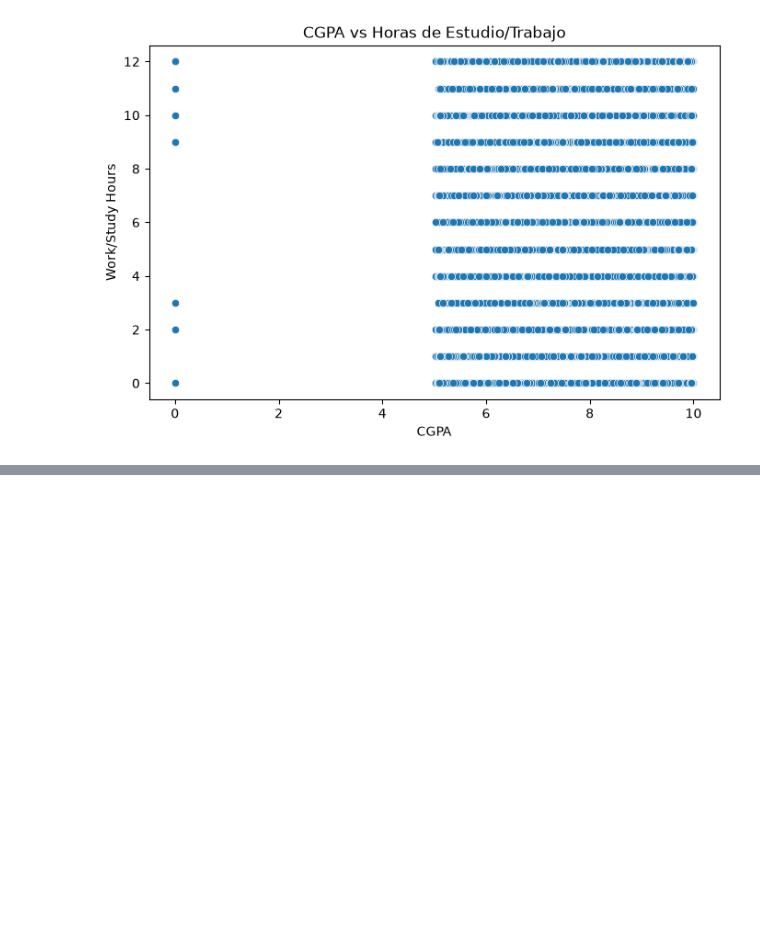
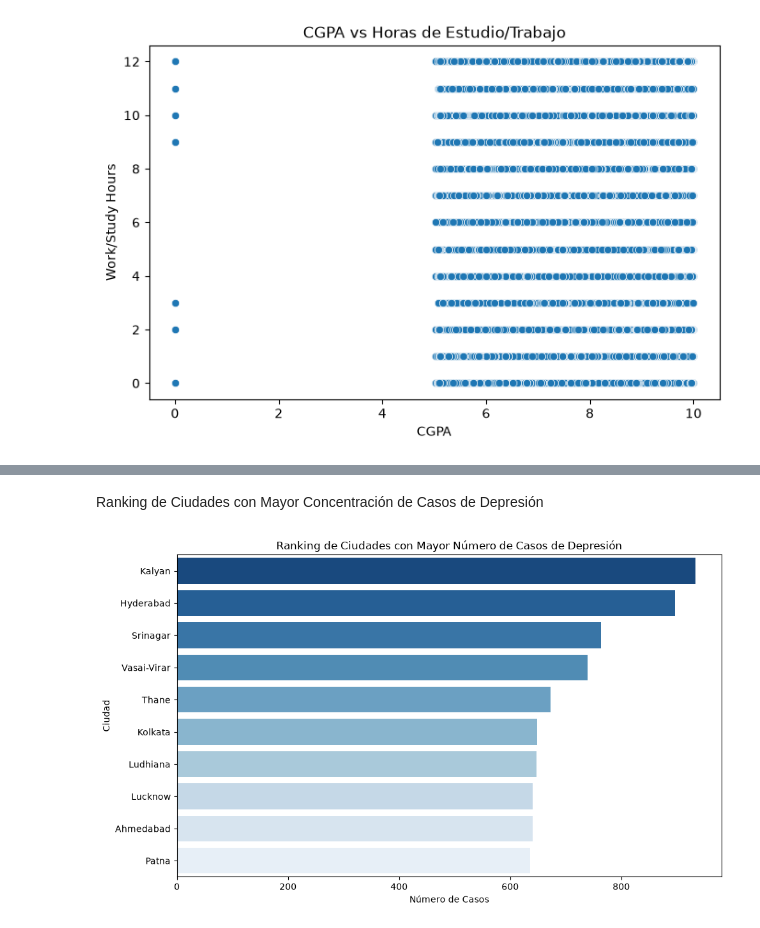
Before and after one commit to Sky-Dc/Clases_Analitica-, a Jupyter notebook: Practica1.ipynb, the cells around one changed output, grey strips where cells are left out. Saved outputs shown, nothing was run; the diff lists cells and outputs as text; code cells hidden in the pictures; blank space fills up the shorter version.

```diff
--- a/Practica1.ipynb
+++ b/Practica1.ipynb
@@ -570,0 +606,23 @@ plt.show()
+# %% [markdown]
+Ranking de Ciudades con Mayor Concentración de Casos de Depresión
+# %%
+df_depresion = df[df['Depression'] == 1]
+city_counts = df_depresion['City'].value_counts().head(10).reset_index()
+city_counts.columns = ['City', 'Casos']
+
+plt.figure(figsize=(10, 6))
+sns.barplot(
+    data=city_counts,
+    x='Casos',
+    y='City',
+    palette='Blues_r',
+    hue='City',
+    legend=False,
+)
+plt.title('Ranking de Ciudades con Mayor Número de Casos de Depresión')
+plt.xlabel('Número de Casos')
+plt.ylabel('Ciudad')
+plt.tight_layout()
+plt.show()
+# %% [output]
+[figure, added]
```
Also changed, not shown: parts of 44 cells of this notebook.
